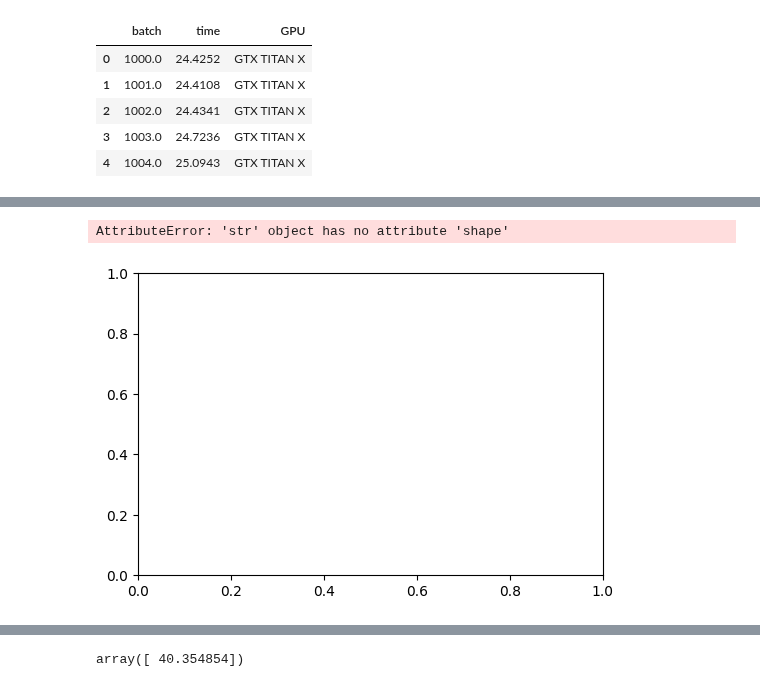
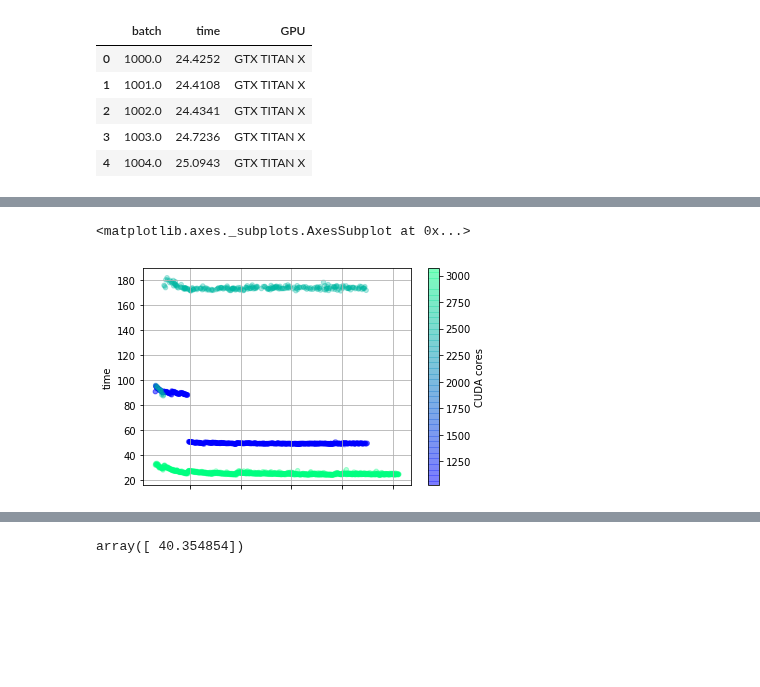
Before and after one commit to pyotr777/mlbenchmarks, a Jupyter notebook: Chainer/microseries_predict_time_multiplatforms_MSEperTrainSetSize.ipynb, the cells around one changed output, grey strips where cells are left out. Drawn from its saved outputs; the diff is of its cells as text; code cells hidden in the pictures; blank space fills up the shorter version.

```diff
--- a/Chainer/microseries_predict_time_multiplatforms_MSEperTrainSetSize.ipynb
+++ b/Chainer/microseries_predict_time_multiplatforms_MSEperTrainSetSize.ipynb
@@ -106,9 +193,10 @@ GPUs_df.head()
 # %%
 df_DLsrv["GPU"] = "GTX TITAN X" # Single precision peak GFLOPS for GTX TITAN X
 df_mouse["GPU"] = "QuadroP2000"
+df_K80["GPU"] = "K80"
 df_DLsrv.drop(["learn","epoch"],axis=1,inplace=True)
 df_mouse.drop(["learn","epoch"],axis=1,inplace=True)
-
+df_K80.drop(["learn","epoch"],axis=1,inplace=True)
 print df_DLsrv.shape
 df_mouse.head()
 # %% [output]
@@ -129,6 +217,7 @@ df_DLsrv.head()
 | 3 | 1003.0 | 24.7236 | GTX TITAN X |
 | 4 | 1004.0 | 25.0943 | GTX TITAN X |
 # %%
-df = pd.concat([df_DLsrv,df_mouse],ignore_index=True)
-df.head()
+# SQL-like join
+mdf = pd.concat([df_DLsrv,df_mouse,df_K80],ignore_index=True)
+print mdf.shape
 # %% [output]
@@ -140,0 +225,3 @@ df.head()
+# %%
+GPUs_df.rename({"GPU model":"GPU"},axis="columns",inplace=True)
+GPUs_df.head()
@@ -140,0 +233,3 @@ df.head()
+# %%
+df = pd.merge(mdf,GPUs_df,on="GPU")
+df[df["GPU"]=="K80"].head()
@@ -141,5 +243,5 @@ df.head()
 # %%
-df.plot(kind="scatter",x="batch",y="time",c="GPU",grid=True,alpha=0.1,colormap="jet")
+df.plot(kind="scatter",x="batch",y="time",c="CUDA cores",grid=True,alpha=0.3,colormap="winter")
 # %% [output]
-AttributeError: 'str' object has no attribute 'shape'
+<matplotlib.axes._subplots.AxesSubplot at 0x...>
-[figure, old version]
+[figure, new version]
```
Also changed, not shown: parts of 27 cells of this notebook.
